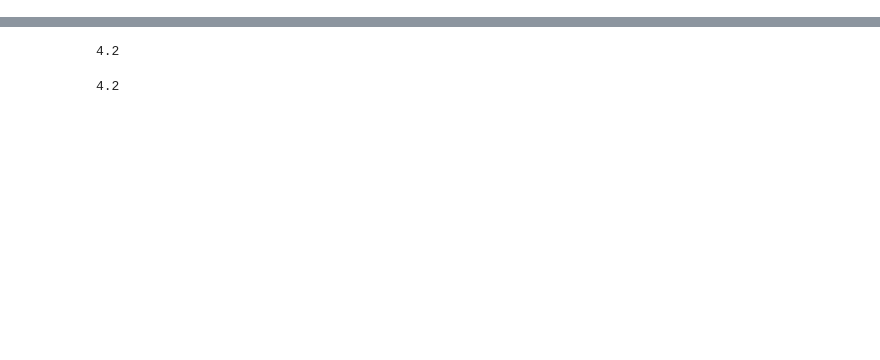
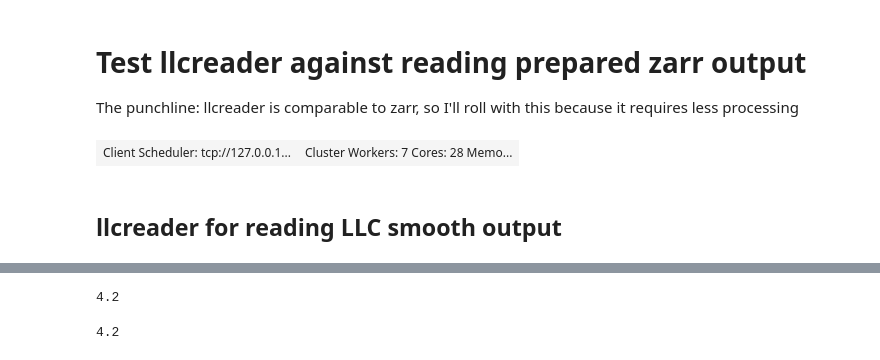
Before and after one commit to timothyas/generic-matern-covariance, a Jupyter notebook: src/llcreader_with_smooth.ipynb, the cells around one changed output, grey strips where cells are left out. Cells and saved outputs as stored; diff of their text form; code cells hidden in the pictures; blank space fills up the shorter version.

Commit message:
llcreader + pkg/smooth

```diff
--- a/src/llcreader_with_smooth.ipynb
+++ b/src/llcreader_with_smooth.ipynb
@@ -1,3 +1,7 @@
+# %% [markdown]
+# Test llcreader against reading prepared zarr output
+
+The punchline: llcreader is comparable to zarr, so I'll roll with this because it requires less processing
 # %%
 import numpy as np
 import matplotlib.pyplot as plt
@@ -10 +14,8 @@ from fsspec.implementations.local import LocalFileSystem
+# %%
+client = Client()
+client
+# %% [output]
+| Client Scheduler: tcp://127.0.0.1... | Cluster Workers: 7 Cores: 28 Memo... |
+# %% [markdown]
+## llcreader for reading LLC smooth output
 # %%
```
Also changed, not shown: parts of 27 cells of this notebook, 3 other files.
